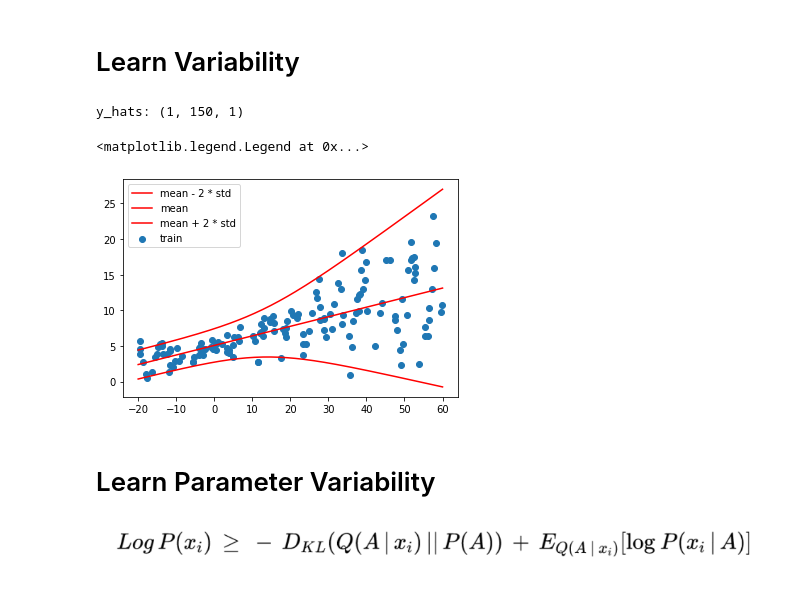
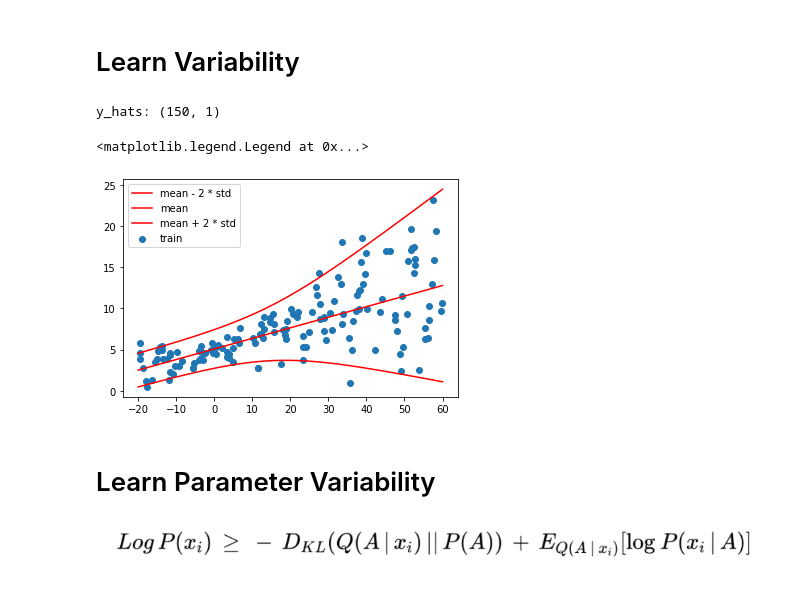
Before and after one commit to aliizadi/probabilistic-programming-workshop, a Jupyter notebook: probabilistic_programming_workshop.ipynb, the cells around one changed output. Drawn from its saved outputs; the diff is of its cells as text; code cells hidden in the pictures.

```diff
--- a/probabilistic_programming_workshop.ipynb
+++ b/probabilistic_programming_workshop.ipynb
@@ -374,36 +374,35 @@ y_hats: (150, 1)
 # %%
 model = tf.keras.Sequential([
   tf.keras.layers.Dense(2),
   tfp.layers.DistributionLambda(
       lambda t: tfp.distributions.Normal(loc=t[..., :1],
                                          scale=1 + tf.math.softplus(t[..., 1:])),
-      convert_to_tensor_fn=lambda s: s.sample(1)
       )
 ])
 
 
 model.compile(optimizer=tf.optimizers.Adam(learning_rate=0.05),
               loss=lambda y_true, y_dist: -y_dist.log_prob(y_true))
 
 model.fit(x, y, epochs=500, verbose=False)
 
 y_hats = model(x_test)
 
 mean = y_hats.mean()
 std = y_hats.stddev()
 
 print(f'y_hats: {y_hats.shape}')
 
 plt.scatter(x, y, label='train')
 plt.plot(x_test, mean - 2 * std, label='mean - 2 * std', c='r')
 plt.plot(x_test, mean, label='mean', c='r')
 plt.plot(x_test, mean + 2 * std, label='mean + 2 * std', c='r')
 
 plt.legend()
 # %% [output]
-y_hats: (1, 150, 1)
+y_hats: (150, 1)
 <matplotlib.legend.Legend at 0x...>
-[figure, old version]
+[figure, new version]
 # %% [markdown]
 # Learn Parameter Variability
 ![Screenshot from 2021-08-26 21-11-48.png](embedded-picture-1)
```
Also changed, not shown: parts of 17 cells of this notebook.
